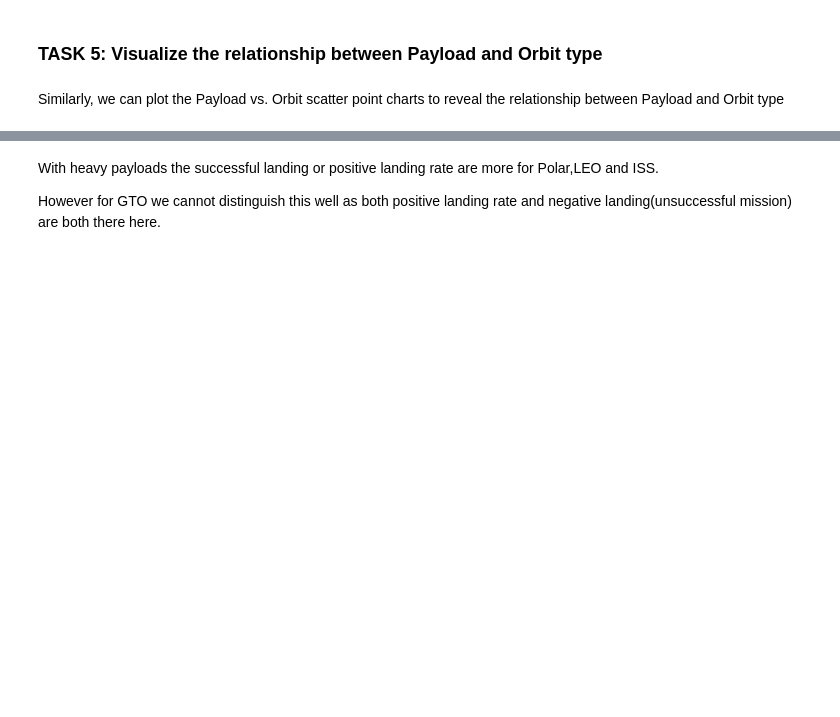
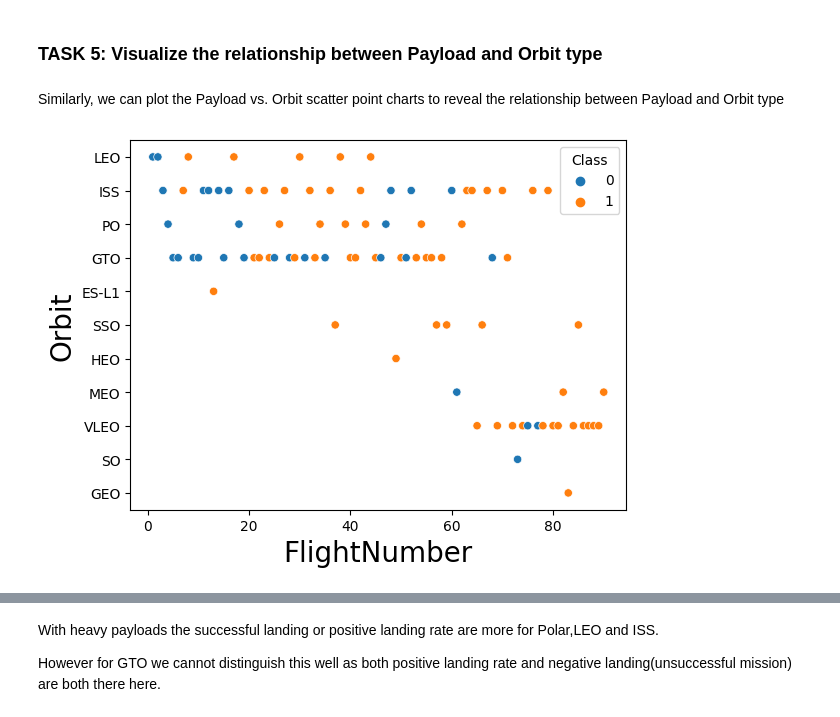
Before and after one commit to Hasansarwer/Applied-Data-Science-Capstone, a Jupyter notebook: jupyter-labs-eda-dataviz.ipynb, the cells around one changed output, grey strips where cells are left out. Cells and saved outputs as stored; diff of their text form; code cells hidden in the pictures; blank space fills up the shorter version.

```diff
--- a/jupyter-labs-eda-dataviz.ipynb
+++ b/jupyter-labs-eda-dataviz.ipynb
@@ -143,6 +143,14 @@ You should see that in the LEO orbit the Success appears related to the number o
 ### TASK  5: Visualize the relationship between Payload and Orbit type
 # %% [markdown]
 Similarly, we can plot the Payload vs. Orbit scatter point charts to reveal the relationship between Payload and Orbit type
+# %%
+# Plot a scatter point chart with x axis to be Payload and y axis to be the Orbit, and hue to be the class value
+sns.scatterplot(y="Orbit", x="FlightNumber", hue="Class", data=df)
+plt.xlabel("FlightNumber",fontsize=20)
+plt.ylabel("Orbit",fontsize=20)
+plt.show()
+# %% [output]
+[figure, added]
 # %%
 # Plot a scatter point chart with x axis to be Payload and y axis to be the Orbit, and hue to be the class value
 sns.scatterplot(y="Orbit", x="PayloadMass", hue="Class", data=df)
```
Also changed, not shown: parts of 4 cells of this notebook, 4 other files.
